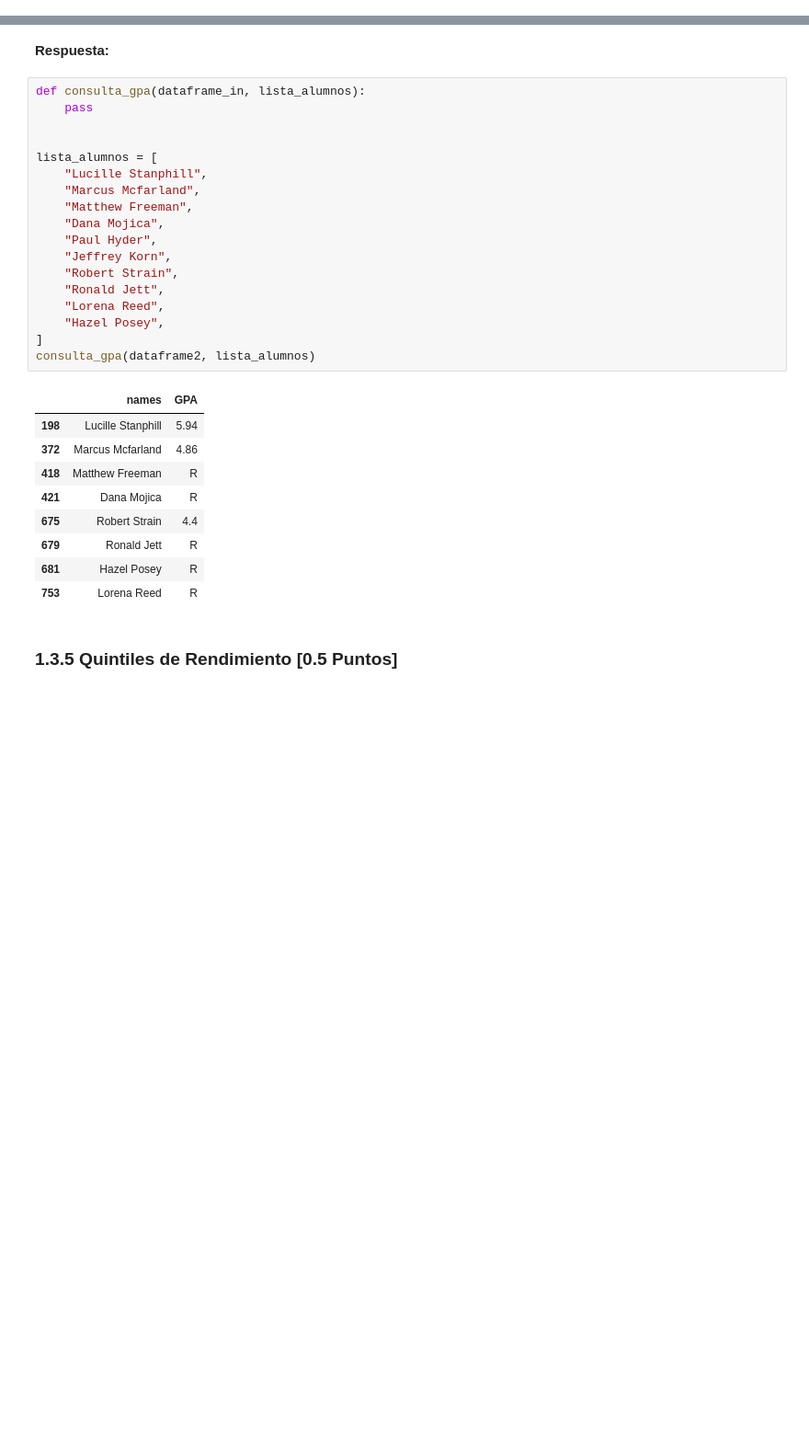
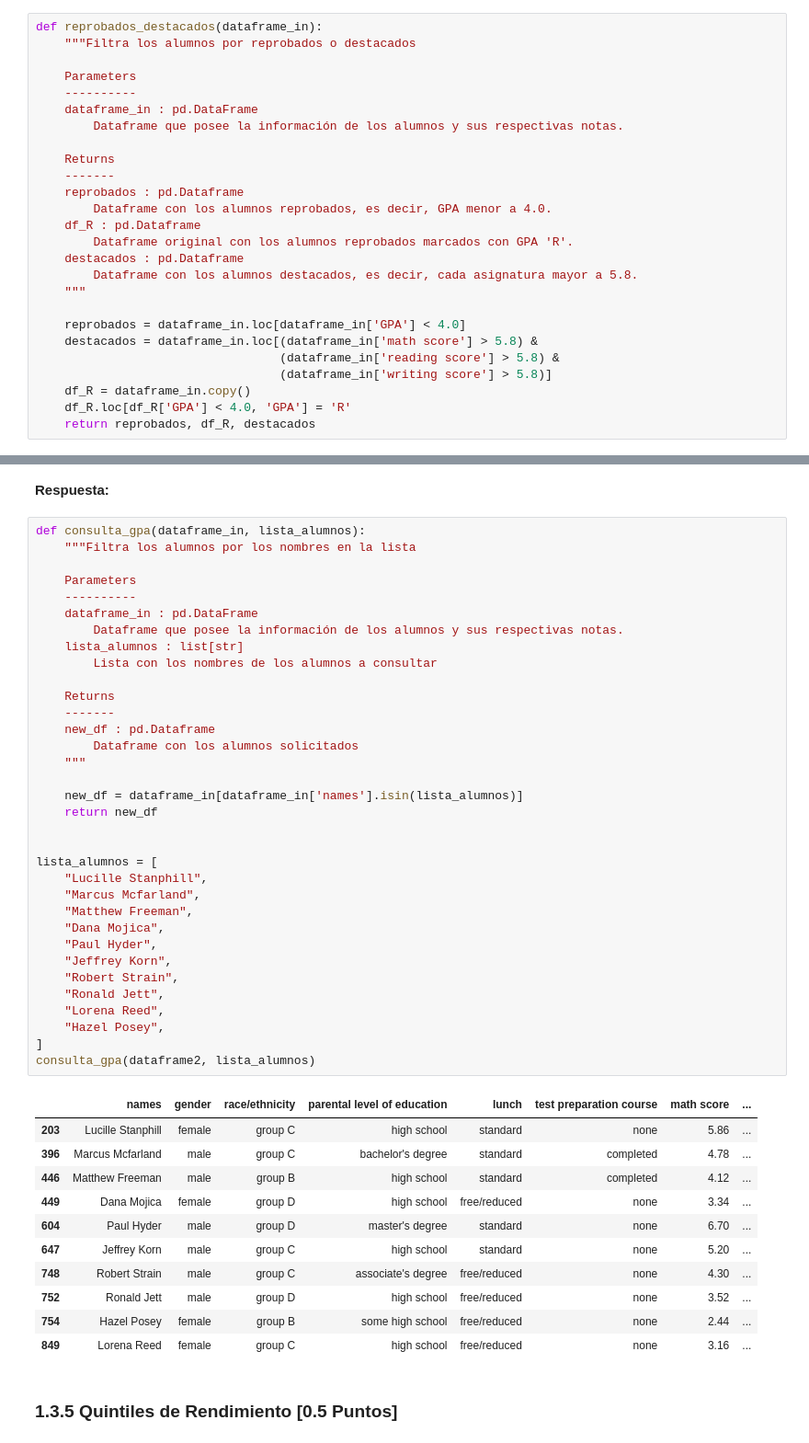
Before and after one commit to nicoacevedor/MDS7202, a Jupyter notebook: lab4/Lab4.ipynb, the cells around one changed output, grey strips where cells are left out. Shown at 92% size. Saved outputs shown, nothing was run; the diff lists cells and outputs as text; blank space fills up the shorter version.

Commit message:
P1.3 lista

```diff
--- a/lab4/Lab4.ipynb
+++ b/lab4/Lab4.ipynb
@@ -595,3 +616,29 @@ def reprobados_destacados(dataframe_in):
+# %%
+def reprobados_destacados(dataframe_in):
+    """Filtra los alumnos por reprobados o destacados
+
+    Parameters
+    ----------
+    dataframe_in : pd.DataFrame
+        Dataframe que posee la información de los alumnos y sus respectivas notas.
+
+    Returns
+    -------
+    reprobados : pd.Dataframe
+        Dataframe con los alumnos reprobados, es decir, GPA menor a 4.0.
+    df_R : pd.Dataframe
+        Dataframe original con los alumnos reprobados marcados con GPA 'R'.
+    destacados : pd.Dataframe
+        Dataframe con los alumnos destacados, es decir, cada asignatura mayor a 5.8.
+    """
+
+    reprobados = dataframe_in.loc[dataframe_in['GPA'] < 4.0]
+    destacados = dataframe_in.loc[(dataframe_in['math score'] > 5.8) &
+                                  (dataframe_in['reading score'] > 5.8) &
+                                  (dataframe_in['writing score'] > 5.8)]
+    df_R = dataframe_in.copy()
+    df_R.loc[df_R['GPA'] < 4.0, 'GPA'] = 'R'
+    return reprobados, df_R, destacados
 # %%
 dataframe1, dataframe2, dataframe3 = reprobados_destacados(df_grades)
 dataframe1
@@ -662,32 +709,50 @@ Creada la función busque el promedio general de los siguientes alumnos en el se
 **Respuesta:**
 # %%
 def consulta_gpa(dataframe_in, lista_alumnos):
-    pass
+    """Filtra los alumnos por los nombres en la lista
+
+    Parameters
+    ----------
+    dataframe_in : pd.DataFrame
+        Dataframe que posee la información de los alumnos y sus respectivas notas.
+    lista_alumnos : list[str]
+        Lista con los nombres de los alumnos a consultar
+
+    Returns
+    -------
+    new_df : pd.Dataframe
+        Dataframe con los alumnos solicitados
+    """
+
+    new_df = dataframe_in[dataframe_in['names'].isin(lista_alumnos)]
+    return new_df
 
 
 lista_alumnos = [
     "Lucille Stanphill",
     "Marcus Mcfarland",
     "Matthew Freeman",
     "Dana Mojica",
     "Paul Hyder",
     "Jeffrey Korn",
     "Robert Strain",
     "Ronald Jett",
     "Lorena Reed",
     "Hazel Posey",
 ]
 consulta_gpa(dataframe2, lista_alumnos)
 # %% [output]
-|  | names | GPA |
-| 198 | Lucille Stanphill | 5.94 |
-| 372 | Marcus Mcfarland | 4.86 |
-| 418 | Matthew Freeman | R |
-| 421 | Dana Mojica | R |
-| 675 | Robert Strain | 4.4 |
-| 679 | Ronald Jett | R |
-| 681 | Hazel Posey | R |
-| 753 | Lorena Reed | R |
+|  | names | gender | race/ethnicity | parental level of education | lunch | test preparation course | math score | ... |
+| 203 | Lucille Stanphill | female | group C | high school | standard | none | 5.86 | ... |
+| 396 | Marcus Mcfarland | male | group C | bachelor's degree | standard | completed | 4.78 | ... |
+| 446 | Matthew Freeman | male | group B | high school | standard | completed | 4.12 | ... |
+| 449 | Dana Mojica | female | group D | high school | free/reduced | none | 3.34 | ... |
+| 604 | Paul Hyder | male | group D | master's degree | standard | none | 6.70 | ... |
+| 647 | Jeffrey Korn | male | group C | high school | standard | none | 5.20 | ... |
+| 748 | Robert Strain | male | group C | associate's degree | free/reduced | none | 4.30 | ... |
+| 752 | Ronald Jett | male | group D | high school | free/reduced | none | 3.52 | ... |
+| 754 | Hazel Posey | female | group B | some high school | free/reduced | none | 2.44 | ... |
+| 849 | Lorena Reed | female | group C | high school | free/reduced | none | 3.16 | ... |
 # %% [markdown]
 ### 1.3.5 Quintiles de Rendimiento [0.5 Puntos]
 # %% [markdown]
```
Also changed, not shown: parts of 17 cells of this notebook.
